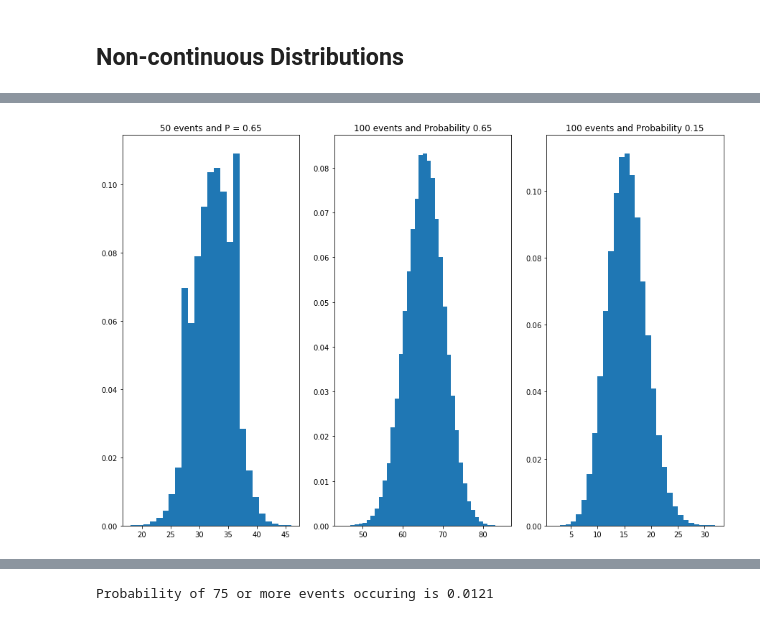
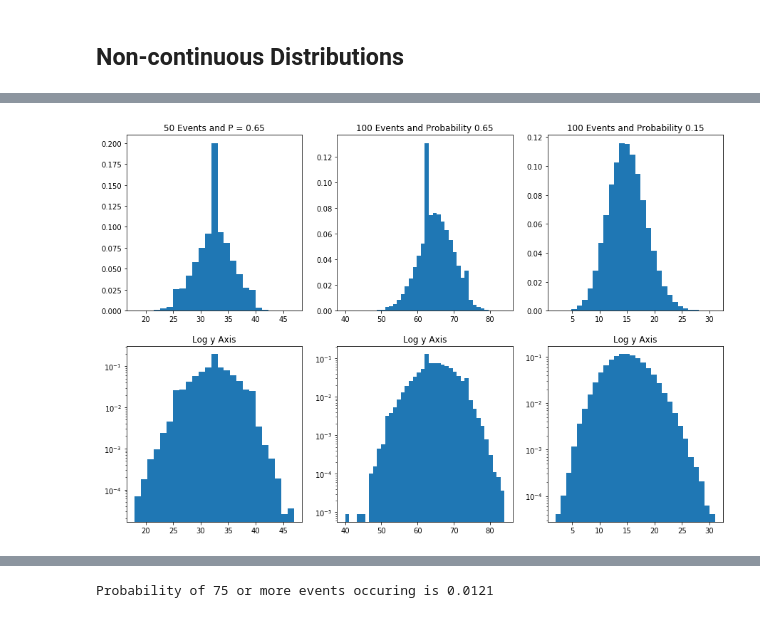
Before and after one commit to jeff-abe/PHYS434, a Jupyter notebook: Lab1.ipynb, the cells around one changed output, grey strips where cells are left out. Drawn from its saved outputs; the diff is of its cells as text; code cells hidden in the pictures.

Commit message:
Added explanations and plots to part 2

```diff
--- a/Lab1.ipynb
+++ b/Lab1.ipynb
@@ -146,13 +148,23 @@ note to self: insert logy plots
 # %%
 binom_dist1 = stats.binom.rvs(50,0.65, size = 100000)
 binom_dist2 = stats.binom.rvs(100,0.65, size = 100000)
 binom_dist3 = stats.binom.rvs(100,0.15, size = 100000)
-fig, (ax1,ax2,ax3) = plt.subplots(1,3)
+fig, ((ax1,ax2,ax3),(ax4,ax5,ax6)) = plt.subplots(2,3)
 ax1.hist(binom_dist1,bins = 25,density = True)
-ax1.title.set_text('50 events and P = 0.65')
+x = np.linspace(0,50,50)
+
+ax1.title.set_text('50 Events and P = 0.65')
 ax2.hist(binom_dist2,bins = 40,density = True)
-ax2.title.set_text('100 events and Probability 0.65')
+ax2.title.set_text('100 Events and Probability 0.65')
 ax3.hist(binom_dist3,bins = 30,density = True)
-ax3.title.set_text('100 events and Probability 0.15')
+ax3.title.set_text('100 Events and Probability 0.15')
+
+ax4.hist(binom_dist1,bins = 25,density = True,log = True)
+ax5.hist(binom_dist2,bins = 40,density = True,log = True)
+ax6.hist(binom_dist3,bins = 30,density = True,log = True)
+ax4.title.set_text('Log y Axis')
+ax5.title.set_text('Log y Axis')
+ax6.title.set_text('Log y Axis')
+plt.show()
 # %% [output]
-[figure, old version]
+[figure, new version]
```
Also changed, not shown: parts of 10 cells of this notebook.
